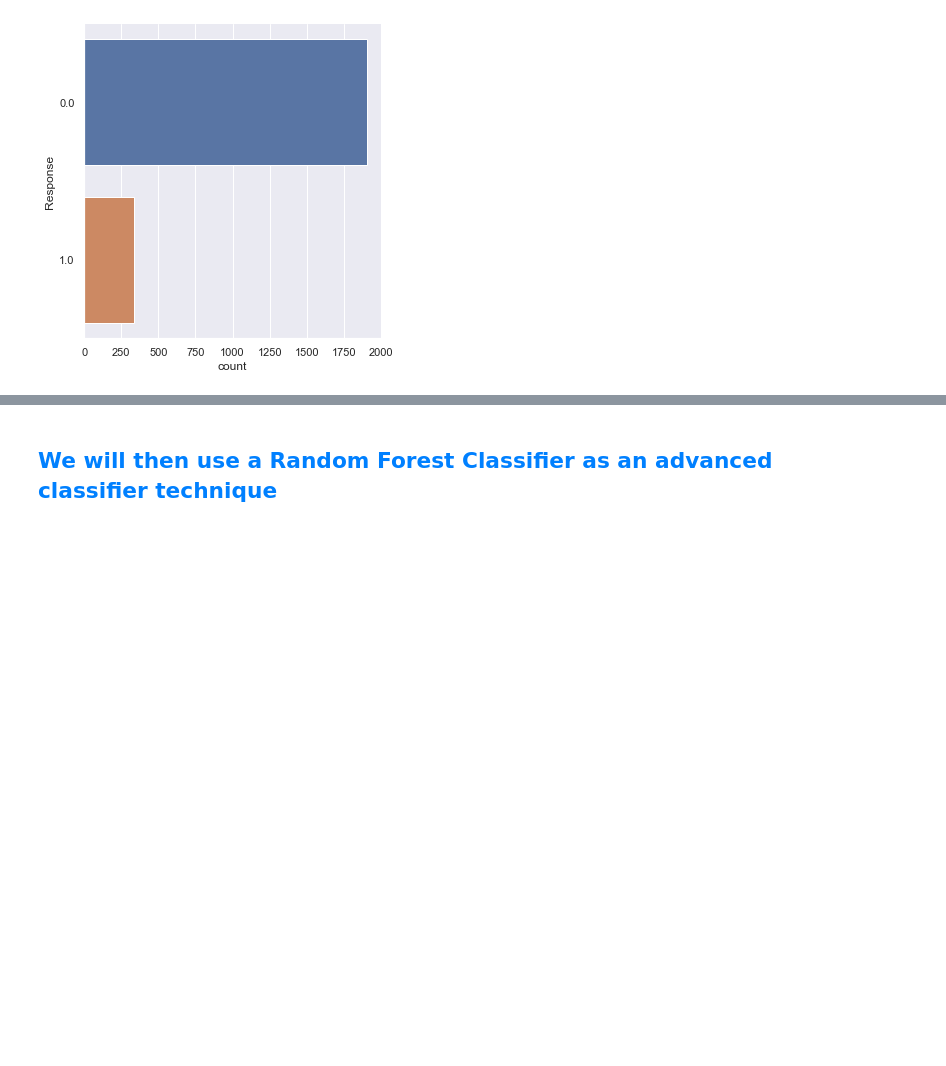
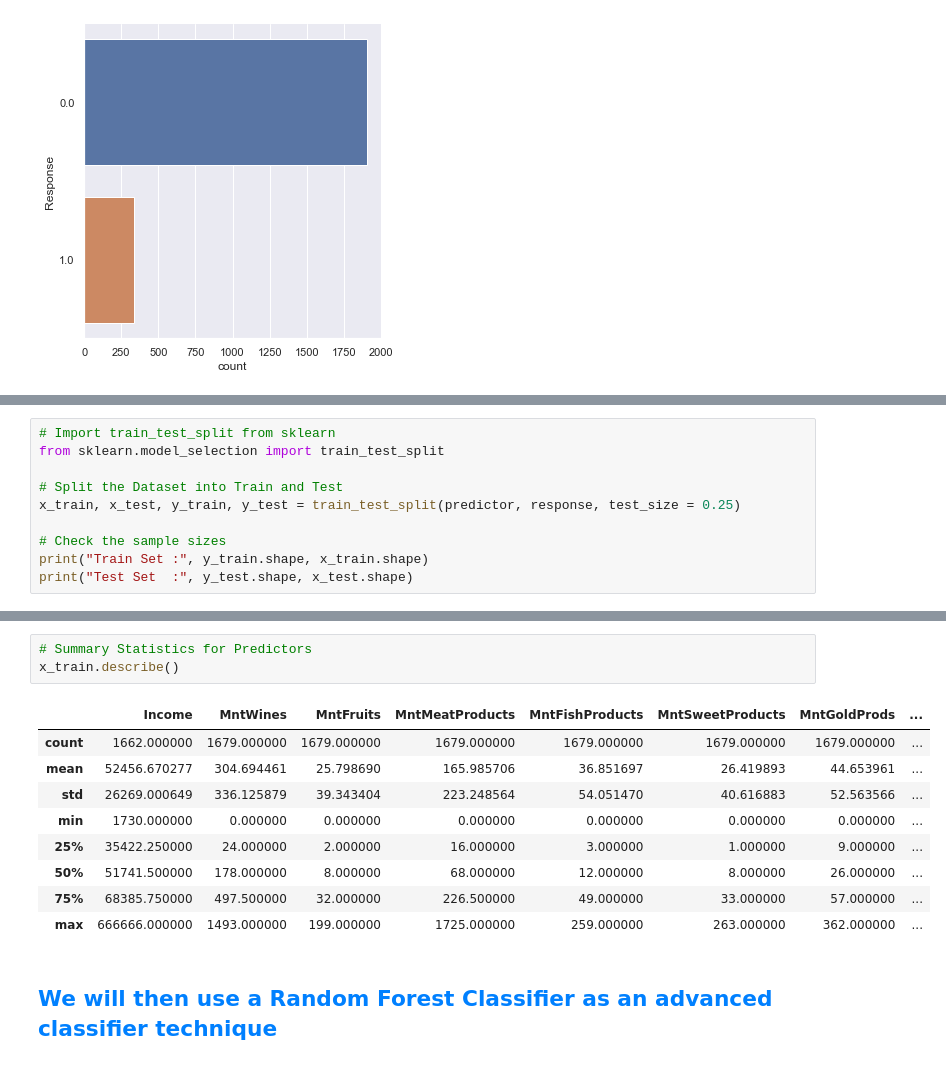
Before and after one commit to nur-hazim/Intro2AI, a Jupyter notebook: Assignment.ipynb, the cells around one changed output, grey strips where cells are left out. Cells and saved outputs as stored; diff of their text form; blank space fills up the shorter version.

```diff
--- a/Assignment.ipynb
+++ b/Assignment.ipynb
@@ -176,0 +179,10 @@ Name: Response, dtype: int64
+# %%
+# Import train_test_split from sklearn
+from sklearn.model_selection import train_test_split
+
+# Split the Dataset into Train and Test
+x_train, x_test, y_train, y_test = train_test_split(predictor, response, test_size = 0.25)
+
+# Check the sample sizes
+print("Train Set :", y_train.shape, x_train.shape)
+print("Test Set  :", y_test.shape, x_test.shape)
@@ -177,3 +203,16 @@ Name: Response, dtype: int64
+# %%
+# Summary Statistics for Predictors
+x_train.describe()
+# %% [output]
+|  | Income | MntWines | MntFruits | MntMeatProducts | MntFishProducts | MntSweetProducts | MntGoldProds | ... |
+| count | 1662.000000 | 1679.000000 | 1679.000000 | 1679.000000 | 1679.000000 | 1679.000000 | 1679.000000 | ... |
+| mean | 52456.670277 | 304.694461 | 25.798690 | 165.985706 | 36.851697 | 26.419893 | 44.653961 | ... |
+| std | 26269.000649 | 336.125879 | 39.343404 | 223.248564 | 54.051470 | 40.616883 | 52.563566 | ... |
+| min | 1730.000000 | 0.000000 | 0.000000 | 0.000000 | 0.000000 | 0.000000 | 0.000000 | ... |
+| 25% | 35422.250000 | 24.000000 | 2.000000 | 16.000000 | 3.000000 | 1.000000 | 9.000000 | ... |
+| 50% | 51741.500000 | 178.000000 | 8.000000 | 68.000000 | 12.000000 | 8.000000 | 26.000000 | ... |
+| 75% | 68385.750000 | 497.500000 | 32.000000 | 226.500000 | 49.000000 | 33.000000 | 57.000000 | ... |
+| max | 666666.000000 | 1493.000000 | 199.000000 | 1725.000000 | 259.000000 | 263.000000 | 362.000000 | ... |
 # %% [markdown]
 ## <font color = #0080ff> We will then use a Random Forest Classifier as an advanced classifier technique</font>
 # %% [markdown]
```
Also changed, not shown: parts of 4 cells of this notebook.
